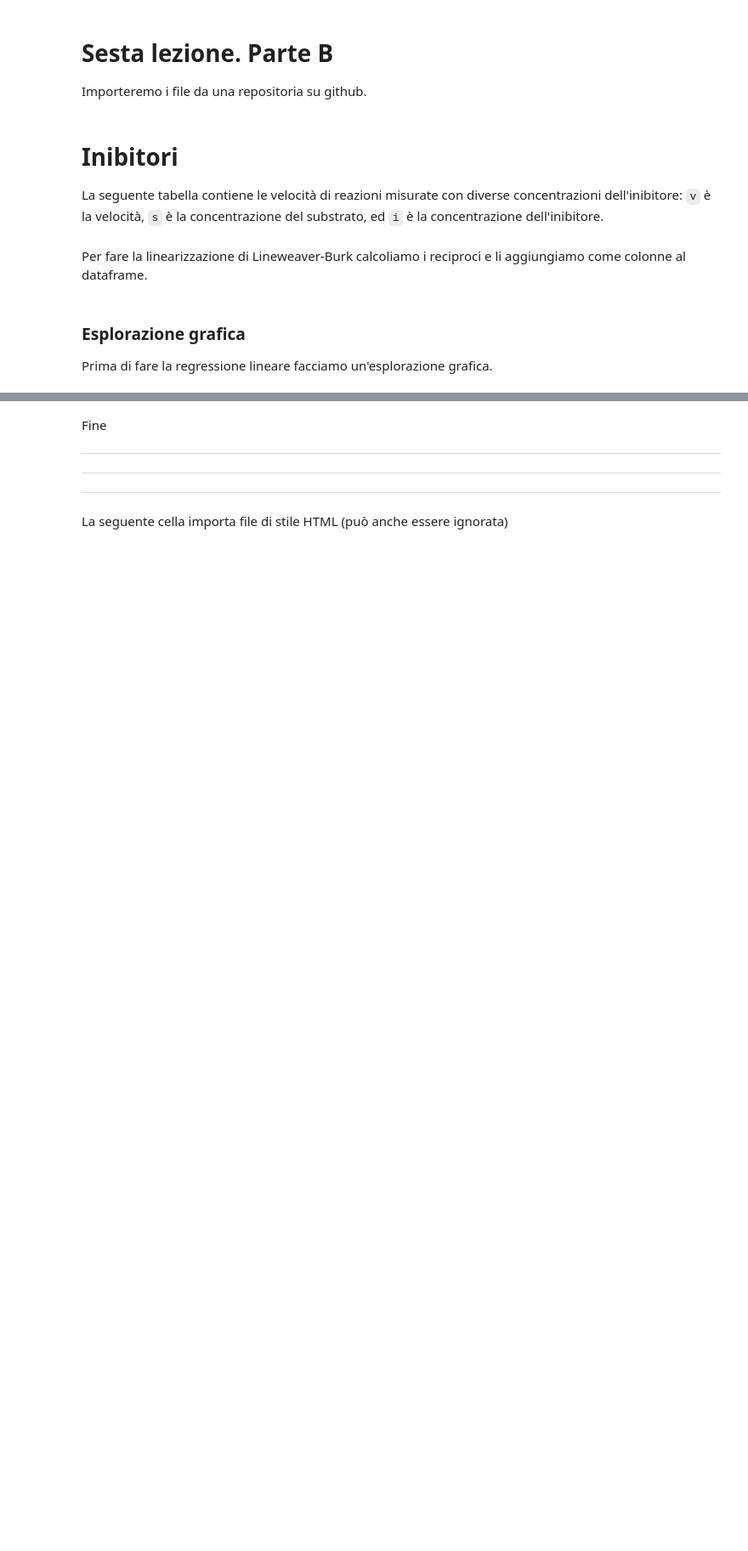
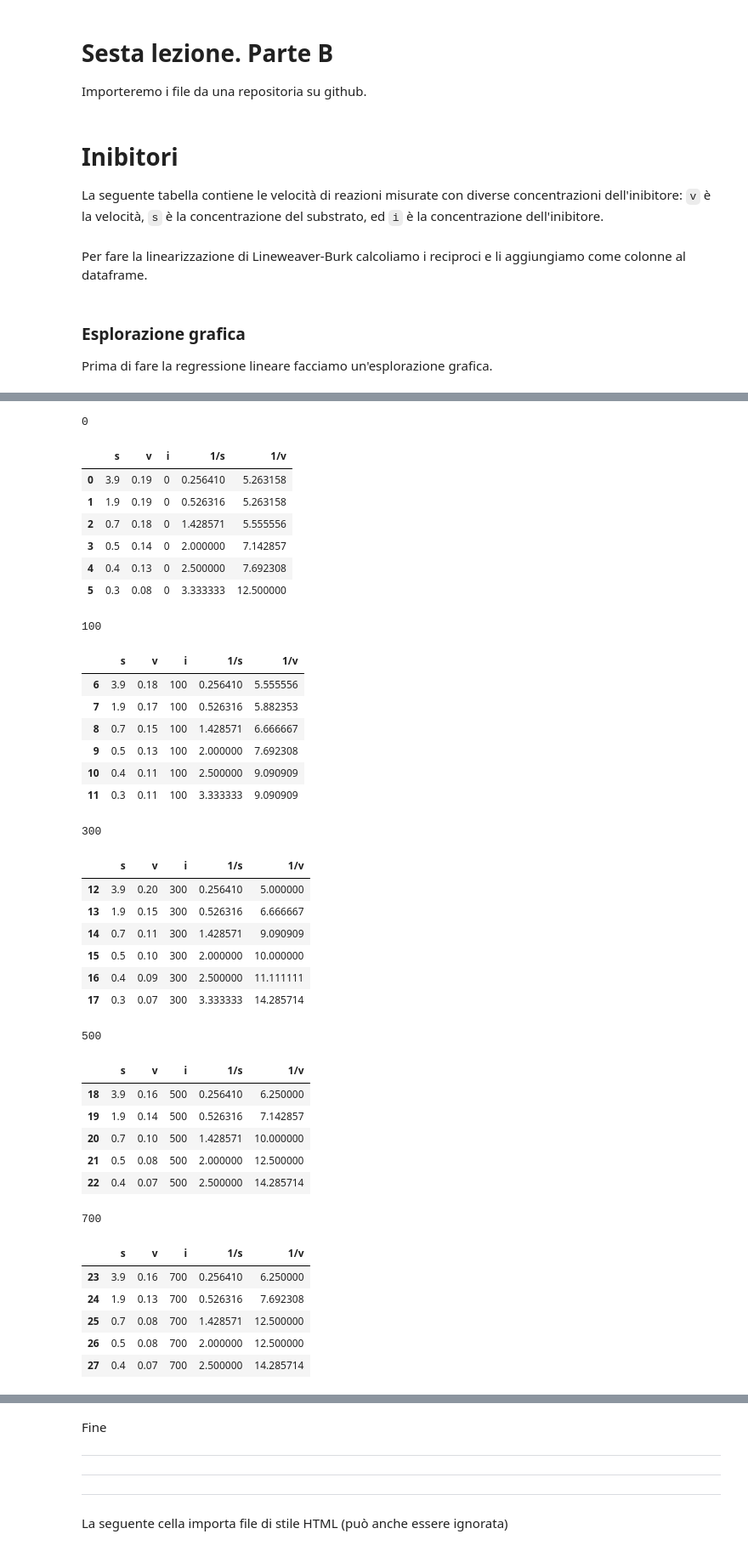
Before and after one commit to domenicozambella/BioTeIndu19, a Jupyter notebook: lezioni/6B_lezione.ipynb, the cells around one changed output, grey strips where cells are left out. Shown at 85% size. Saved outputs shown, nothing was run; the diff lists cells and outputs as text; code cells hidden in the pictures; blank space fills up the shorter version.

```diff
--- a/lezioni/6B_lezione.ipynb
+++ b/lezioni/6B_lezione.ipynb
@@ -38,0 +54,44 @@ Loading BokehJS ...
+# %%
+gby = df.groupby( 'i' )
+for i, sdf in gby:
+    display( i )
+    display( sdf )
+# %% [output]
+0
+|  | s | v | i | 1/s | 1/v |
+| 0 | 3.9 | 0.19 | 0 | 0.256410 | 5.263158 |
+| 1 | 1.9 | 0.19 | 0 | 0.526316 | 5.263158 |
+| 2 | 0.7 | 0.18 | 0 | 1.428571 | 5.555556 |
+| 3 | 0.5 | 0.14 | 0 | 2.000000 | 7.142857 |
+| 4 | 0.4 | 0.13 | 0 | 2.500000 | 7.692308 |
+| 5 | 0.3 | 0.08 | 0 | 3.333333 | 12.500000 |
+100
+|  | s | v | i | 1/s | 1/v |
+| 6 | 3.9 | 0.18 | 100 | 0.256410 | 5.555556 |
+| 7 | 1.9 | 0.17 | 100 | 0.526316 | 5.882353 |
+| 8 | 0.7 | 0.15 | 100 | 1.428571 | 6.666667 |
+| 9 | 0.5 | 0.13 | 100 | 2.000000 | 7.692308 |
+| 10 | 0.4 | 0.11 | 100 | 2.500000 | 9.090909 |
+| 11 | 0.3 | 0.11 | 100 | 3.333333 | 9.090909 |
+300
+|  | s | v | i | 1/s | 1/v |
+| 12 | 3.9 | 0.20 | 300 | 0.256410 | 5.000000 |
+| 13 | 1.9 | 0.15 | 300 | 0.526316 | 6.666667 |
+| 14 | 0.7 | 0.11 | 300 | 1.428571 | 9.090909 |
+| 15 | 0.5 | 0.10 | 300 | 2.000000 | 10.000000 |
+| 16 | 0.4 | 0.09 | 300 | 2.500000 | 11.111111 |
+| 17 | 0.3 | 0.07 | 300 | 3.333333 | 14.285714 |
+500
+|  | s | v | i | 1/s | 1/v |
+| 18 | 3.9 | 0.16 | 500 | 0.256410 | 6.250000 |
+| 19 | 1.9 | 0.14 | 500 | 0.526316 | 7.142857 |
+| 20 | 0.7 | 0.10 | 500 | 1.428571 | 10.000000 |
+| 21 | 0.5 | 0.08 | 500 | 2.000000 | 12.500000 |
+| 22 | 0.4 | 0.07 | 500 | 2.500000 | 14.285714 |
+700
+|  | s | v | i | 1/s | 1/v |
+| 23 | 3.9 | 0.16 | 700 | 0.256410 | 6.250000 |
+| 24 | 1.9 | 0.13 | 700 | 0.526316 | 7.692308 |
+| 25 | 0.7 | 0.08 | 700 | 1.428571 | 12.500000 |
+| 26 | 0.5 | 0.08 | 700 | 2.000000 | 12.500000 |
+| 27 | 0.4 | 0.07 | 700 | 2.500000 | 14.285714 |
```
Also changed, not shown: parts of 6 cells of this notebook, 5 other files.
